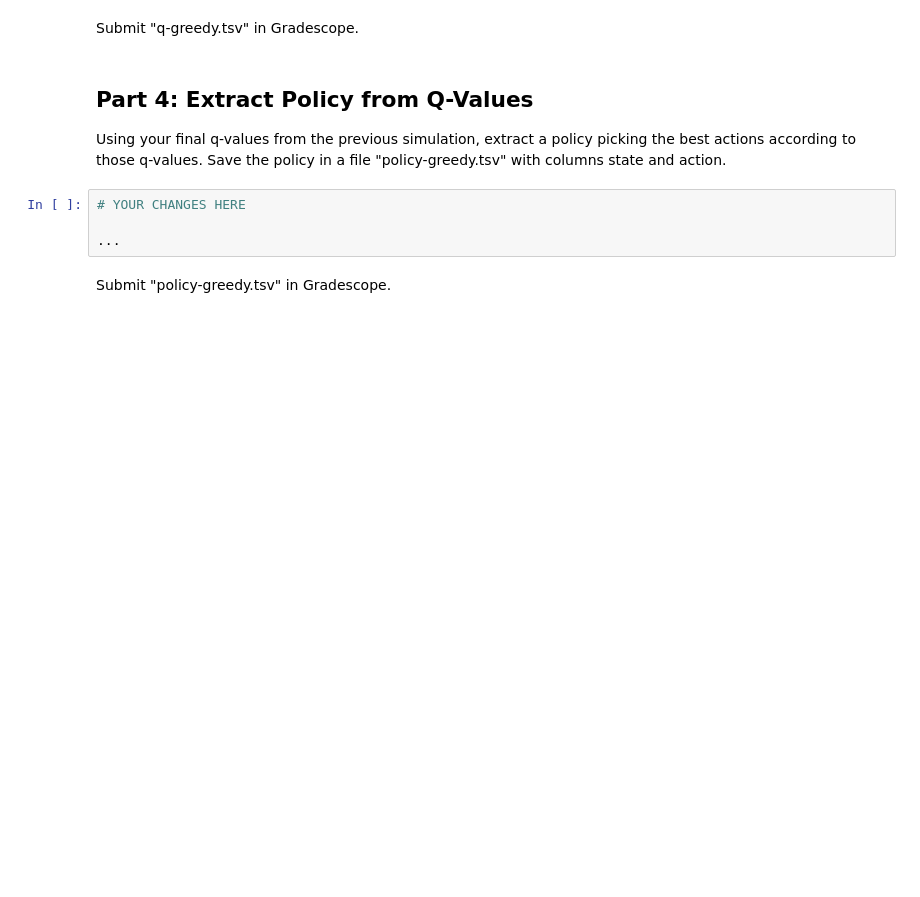
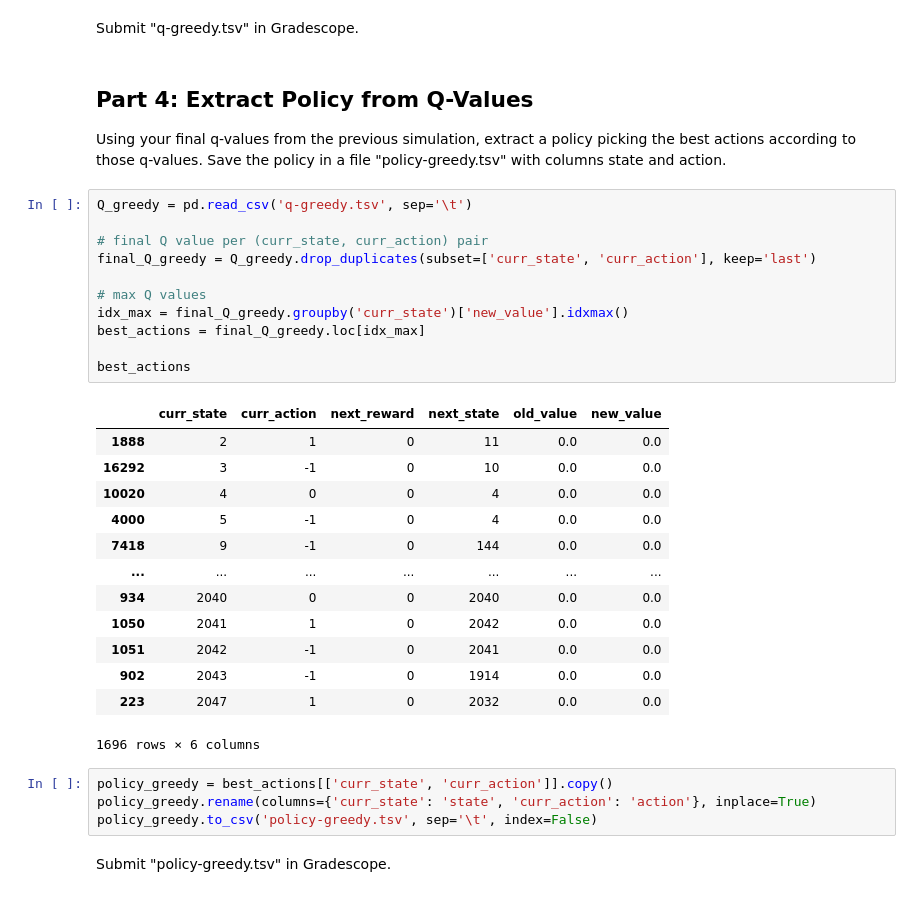
Before and after one commit to aidandig/dx704-project-08, a Jupyter notebook: dx704-project-08.ipynb, the cells around one changed output. Cells and saved outputs as stored; diff of their text form; blank space fills up the shorter version.

Commit message:
P4 - greedy policy and rerun notebook

```diff
--- a/dx704-project-08.ipynb
+++ b/dx704-project-08.ipynb
@@ -321,10 +303,35 @@ Submit "q-greedy.tsv" in Gradescope.
 
 Using your final q-values from the previous simulation, extract a policy picking the best actions according to those q-values.
 Save the policy in a file "policy-greedy.tsv" with columns state and action.
-# %%
-# YOUR CHANGES HERE
-
-...
+# %%
+Q_greedy = pd.read_csv('q-greedy.tsv', sep='\t')
+
+# final Q value per (curr_state, curr_action) pair
+final_Q_greedy = Q_greedy.drop_duplicates(subset=['curr_state', 'curr_action'], keep='last')
+
+# max Q values
+idx_max = final_Q_greedy.groupby('curr_state')['new_value'].idxmax()
+best_actions = final_Q_greedy.loc[idx_max]
+
+best_actions
+# %% [output]
+|  | curr_state | curr_action | next_reward | next_state | old_value | new_value |
+| 1888 | 2 | 1 | 0 | 11 | 0.0 | 0.0 |
+| 16292 | 3 | -1 | 0 | 10 | 0.0 | 0.0 |
+| 10020 | 4 | 0 | 0 | 4 | 0.0 | 0.0 |
+| 4000 | 5 | -1 | 0 | 4 | 0.0 | 0.0 |
+| 7418 | 9 | -1 | 0 | 144 | 0.0 | 0.0 |
+| ... | ... | ... | ... | ... | ... | ... |
+| 934 | 2040 | 0 | 0 | 2040 | 0.0 | 0.0 |
+| 1050 | 2041 | 1 | 0 | 2042 | 0.0 | 0.0 |
+| 1051 | 2042 | -1 | 0 | 2041 | 0.0 | 0.0 |
+| 902 | 2043 | -1 | 0 | 1914 | 0.0 | 0.0 |
+| 223 | 2047 | 1 | 0 | 2032 | 0.0 | 0.0 |
+1696 rows × 6 columns
+# %%
+policy_greedy = best_actions[['curr_state', 'curr_action']].copy()
+policy_greedy.rename(columns={'curr_state': 'state', 'curr_action': 'action'}, inplace=True)
+policy_greedy.to_csv('policy-greedy.tsv', sep='\t', index=False)
 # %% [markdown]
 Submit "policy-greedy.tsv" in Gradescope.
 # %% [markdown]
```
Also changed, not shown: parts of 6 cells of this notebook, 4 other files.
